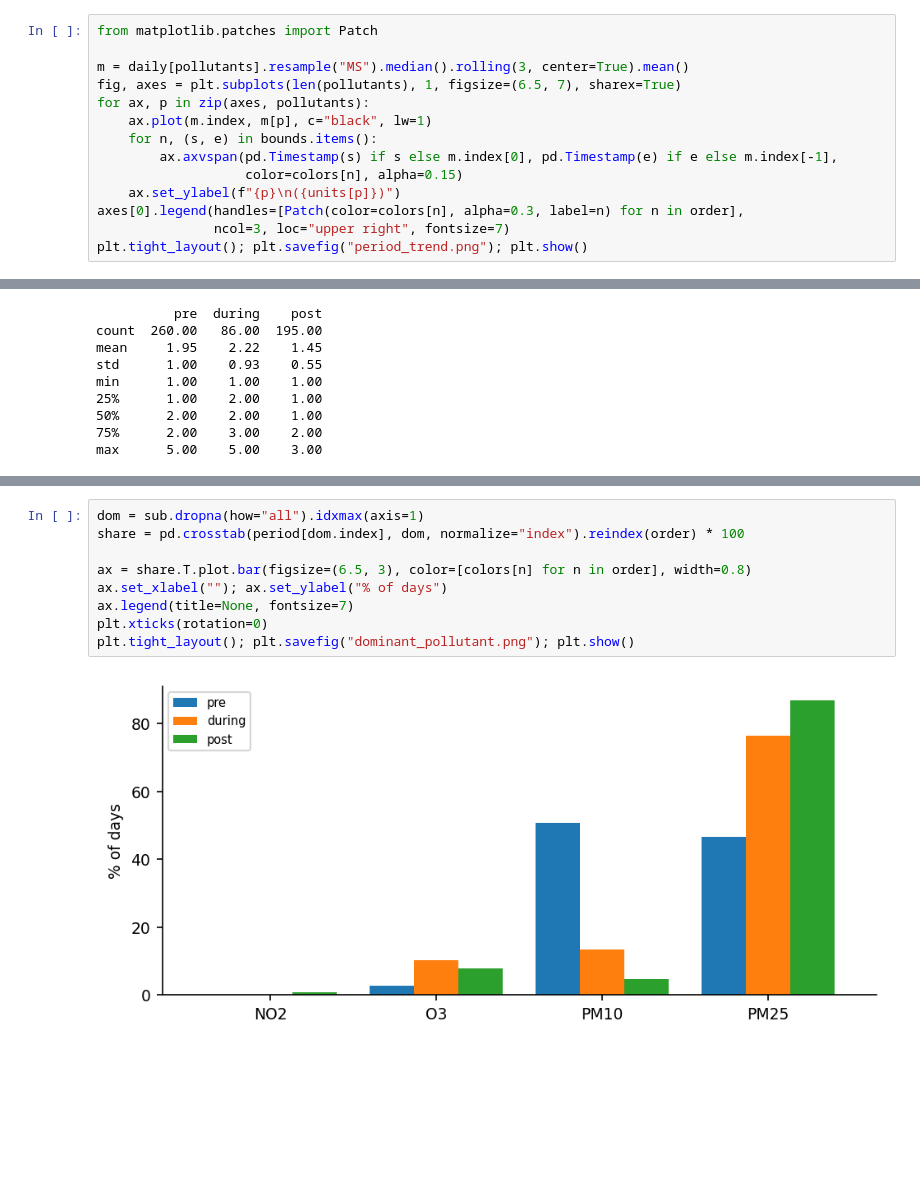
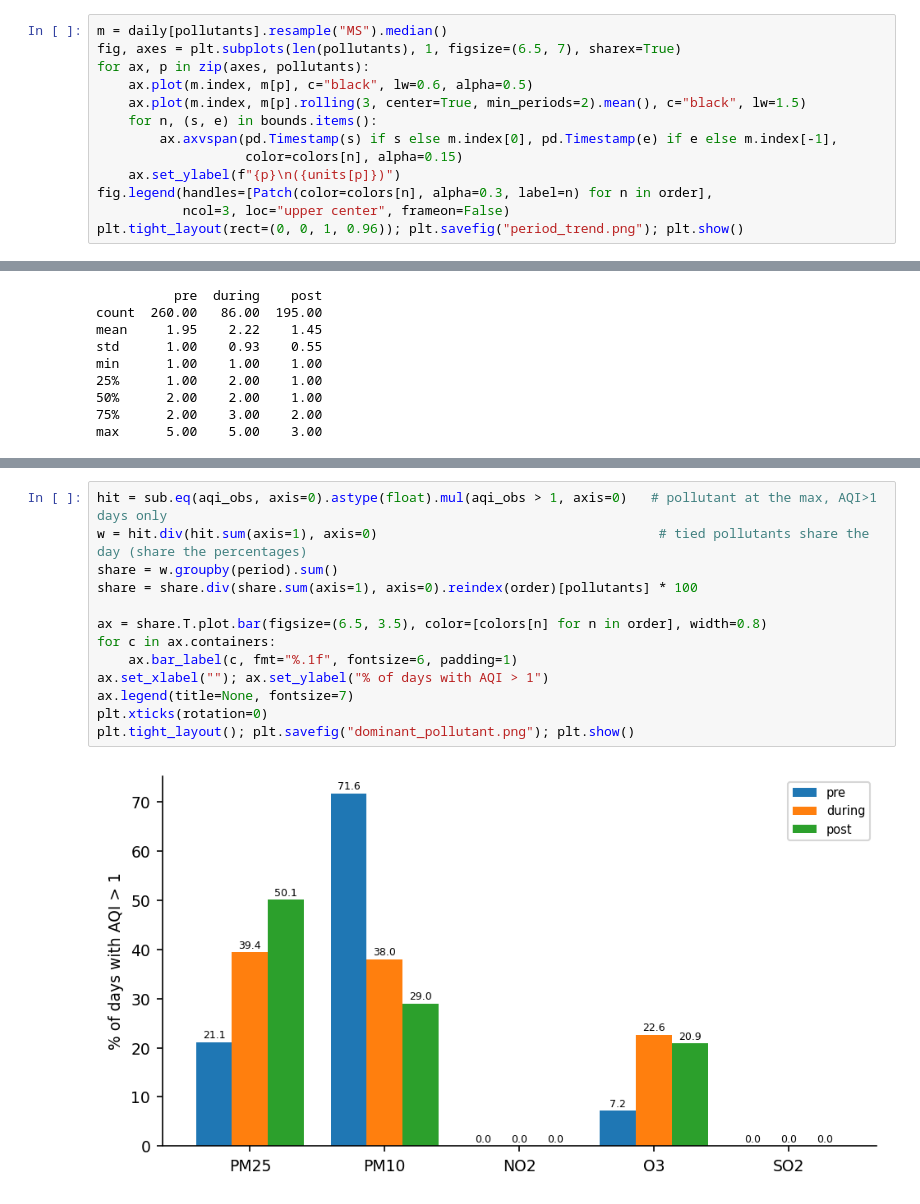
Before and after one commit to DuongAnhTran/AQI-Data-Analysis-Honours-Project, a Jupyter notebook: Dataset Characteristic (gafanha)/Characteristic.ipynb, the cells around one changed output, grey strips where cells are left out. Saved outputs shown, nothing was run; the diff lists cells and outputs as text; blank space fills up the shorter version.

Commit message:
updated images

```diff
--- a/Dataset Characteristic (gafanha)/Characteristic.ipynb
+++ b/Dataset Characteristic (gafanha)/Characteristic.ipynb
@@ -247,17 +247,16 @@ plt.tight_layout(); plt.savefig("period_boxplots.png"); plt.show()
 # %% [output]
 [figure]
 # %%
-from matplotlib.patches import Patch
-
-m = daily[pollutants].resample("MS").median().rolling(3, center=True).mean()
+m = daily[pollutants].resample("MS").median()
 fig, axes = plt.subplots(len(pollutants), 1, figsize=(6.5, 7), sharex=True)
 for ax, p in zip(axes, pollutants):
-    ax.plot(m.index, m[p], c="black", lw=1)
+    ax.plot(m.index, m[p], c="black", lw=0.6, alpha=0.5)
+    ax.plot(m.index, m[p].rolling(3, center=True, min_periods=2).mean(), c="black", lw=1.5)
     for n, (s, e) in bounds.items():
         ax.axvspan(pd.Timestamp(s) if s else m.index[0], pd.Timestamp(e) if e else m.index[-1],
                    color=colors[n], alpha=0.15)
     ax.set_ylabel(f"{p}\n({units[p]})")
-axes[0].legend(handles=[Patch(color=colors[n], alpha=0.3, label=n) for n in order],
-               ncol=3, loc="upper right", fontsize=7)
-plt.tight_layout(); plt.savefig("period_trend.png"); plt.show()
+fig.legend(handles=[Patch(color=colors[n], alpha=0.3, label=n) for n in order],
+           ncol=3, loc="upper center", frameon=False)
+plt.tight_layout(rect=(0, 0, 1, 0.96)); plt.savefig("period_trend.png"); plt.show()
 # %% [output]
@@ -355,13 +355,17 @@ Temperature      -1.4   6.4
 WindDirection     0.4   0.2
 WindSpeed        -8.7 -40.6
 # %%
-dom = sub.dropna(how="all").idxmax(axis=1)
-share = pd.crosstab(period[dom.index], dom, normalize="index").reindex(order) * 100
+hit = sub.eq(aqi_obs, axis=0).astype(float).mul(aqi_obs > 1, axis=0)   # pollutant at the max, AQI>1 days only
+w = hit.div(hit.sum(axis=1), axis=0)                                    # tied pollutants share the day (share the percentages)
+share = w.groupby(period).sum()
+share = share.div(share.sum(axis=1), axis=0).reindex(order)[pollutants] * 100
 
-ax = share.T.plot.bar(figsize=(6.5, 3), color=[colors[n] for n in order], width=0.8)
-ax.set_xlabel(""); ax.set_ylabel("% of days")
+ax = share.T.plot.bar(figsize=(6.5, 3.5), color=[colors[n] for n in order], width=0.8)
+for c in ax.containers:
+    ax.bar_label(c, fmt="%.1f", fontsize=6, padding=1)
+ax.set_xlabel(""); ax.set_ylabel("% of days with AQI > 1")
 ax.legend(title=None, fontsize=7)
 plt.xticks(rotation=0)
 plt.tight_layout(); plt.savefig("dominant_pollutant.png"); plt.show()
 # %% [output]
-[figure, old version]
+[figure, new version]
```
Also changed, not shown: parts of 2 cells of this notebook, 3 other files.
